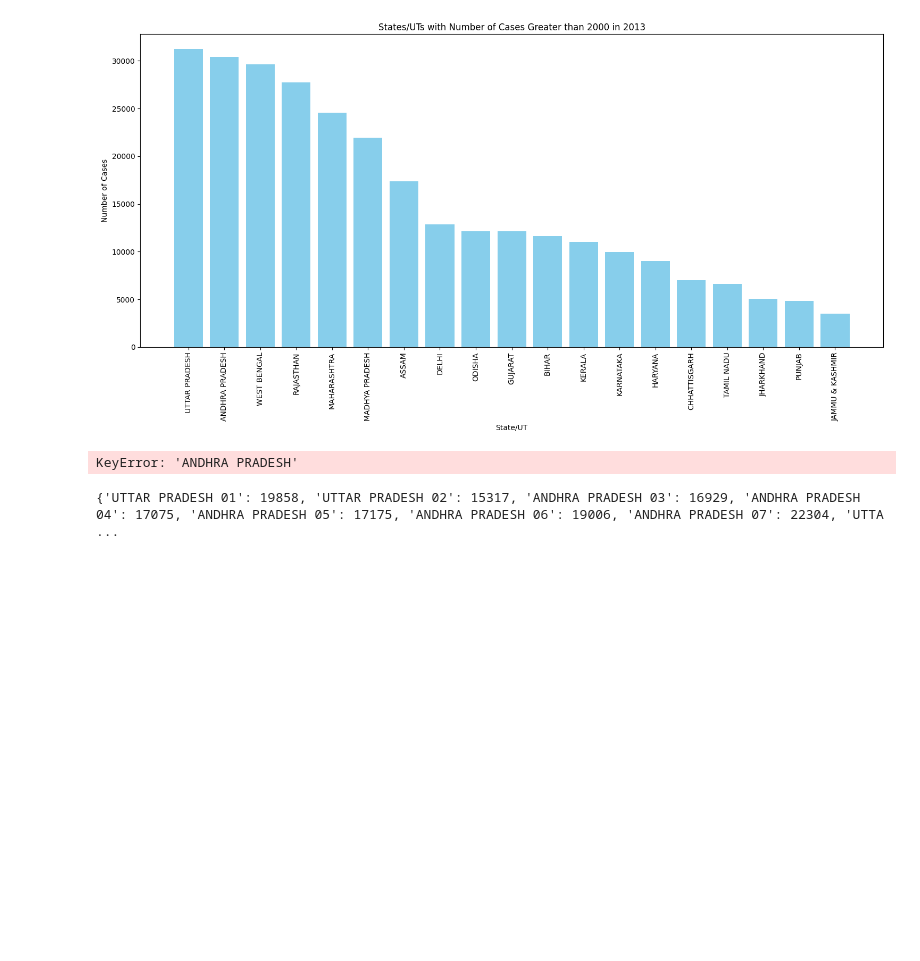
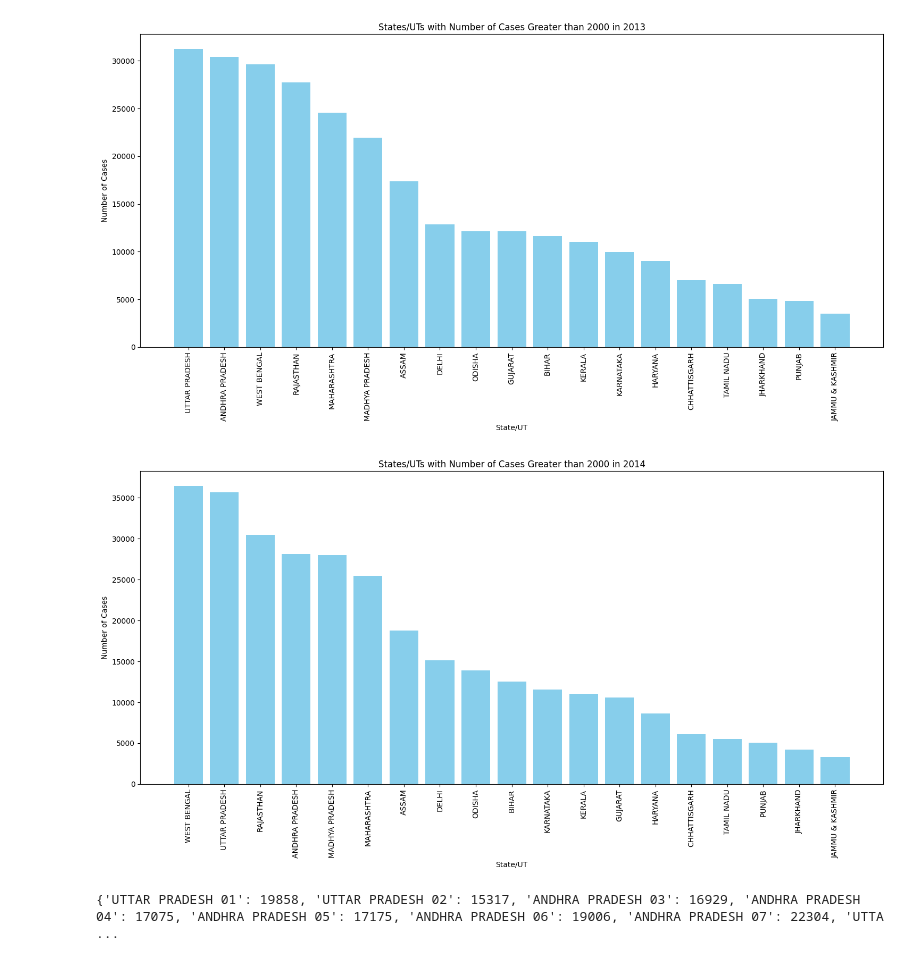
Before and after one commit to gowtham1035/Crimes-against-women, a Jupyter notebook: analysis.ipynb, the cells around one changed output. Saved outputs shown, nothing was run; the diff lists cells and outputs as text; code cells hidden in the pictures; blank space fills up the shorter version.

```diff
--- a/analysis.ipynb
+++ b/analysis.ipynb
@@ -762,40 +762,40 @@ for i in range(len(data)):
         if data.iloc[i]['STATE/UT'] in dict_2014:
             dict_2014[data.iloc[i]['STATE/UT']] += sum_crimes
         else:
-            dict_2014[data.iloc[i]['STATE/UT']] += sum_crimes
+            dict_2014[data.iloc[i]['STATE/UT']] = sum_crimes
 
         if maxi < sum_crimes:
             maxi = sum_crimes
             max_state = data.iloc[i]['STATE/UT']
 
 max_states[f"{max_state} 14"] = maxi
 crime_data = dict_2014
 
 filtered_crime_data = {state: value for state, value in crime_data.items() if value > 2000}
 
 # Sort the filtered data by values in descending order
 filtered_crime_data = dict(sorted(filtered_crime_data.items(), key=lambda item: item[1], reverse=True))
 
 # Plotting the bar graph
 plt.figure(figsize=(15, 8))
 plt.bar(filtered_crime_data.keys(), filtered_crime_data.values(), color='skyblue')
 plt.xlabel('State/UT')
 plt.ylabel('Number of Cases')
 plt.title('States/UTs with Number of Cases Greater than 2000 in 2014')
 plt.xticks(rotation=90)  # Rotate x-axis labels for better readability
 plt.tight_layout()  # Adjust layout to fit everything
 
 # Display the plot
 plt.show()
 
 year = "2014"
 crime_sum = 0
 for i in crime_data:
     crime_sum += crime_data[i]
 
 total_crime_data[year] = crime_sum/365
 # %% [output]
-KeyError: 'ANDHRA PRADESH'
+[figure, added]
 # %%
 print(max_states)
 # %% [output]
```
Also changed, not shown: parts of 1 cell of this notebook, 1 other file.
